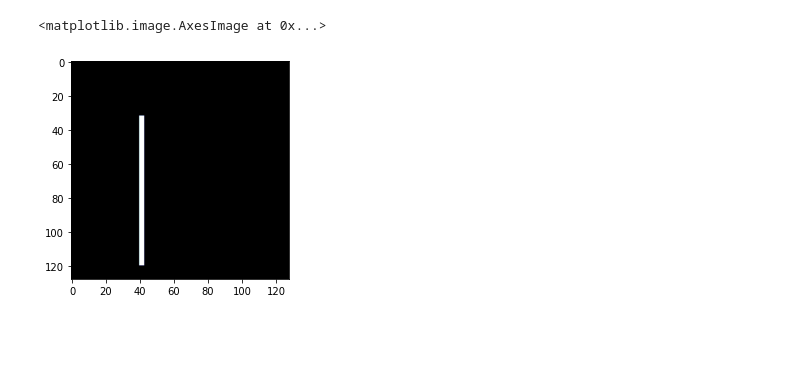
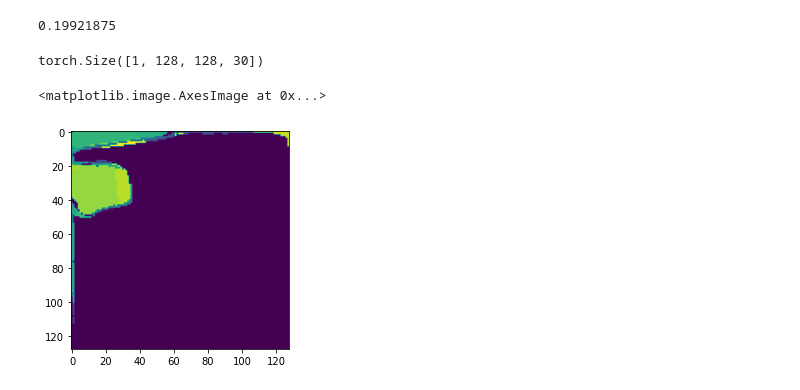
Before and after one commit to ZongjingLi/GroupNet, a Jupyter notebook: boundary.ipynb, the cells around one changed output. Cells and saved outputs as stored; diff of their text form; code cells hidden in the pictures; blank space fills up the shorter version.

```diff
--- a/boundary.ipynb
+++ b/boundary.ipynb
@@ -99,7 +60,44 @@ visualize_image_grid(
-# %%
-x = torch.zeros([1, 128, 128])
-x[:, 32: 120, 40:43] = 1
-plt.imshow(x[0].detach(), cmap = "bone")
-# %% [output]
-<matplotlib.image.AxesImage at 0x...>
-[figure, removed]
+# %%
+from sgnet.grouping import SymbolicGrouper
+model = SymbolicGrouper(resolution = (128,128), K = 7, long_range_ratio = 1.0)
+model.load_state_dict(torch.load("checkpoints_/k7_save.pth"))
+model = model.to("cpu")
+# %%
+import cv2 as cv
+import numpy as np
+# boundary restriction
+w = 3
+f = 0.19921875
+boundary = torch.zeros([1, 128, 128])
+boundary[:, 20: 100, 40:40+w] = f
+boundary[:, 20: 100, 80:80+w] = f
+boundary[:, 62: 62+w, 40:80+w] = f
+boundary[:, 20: 20+w, 40:80+w] = f
+
+
+gray_scale = (img1[0] * 255).permute(1,2,0).int().detach().numpy()
+gray_scale = np.uint8(gray_scale)
+
+edges = cv.Canny(gray_scale,100,200)
+
+#boundary = torch.tensor(edges).unsqueeze(0) /255.
+#plt.imshow(boundary[0])
+boundary = None
+# %% [output]
+0.19921875
+# %%
+outputs = model(img1, {}, boundary)
+# %%
+masks = outputs["masks"]
+print(masks["objects"].shape)
+from sgnet.utils import to_cc_masks
+plt.figure("vis masks")
+comps = to_cc_masks(masks["objects"][0], 1)
+mask = torch.zeros([128,128])
+for i in range(comps.shape[-1]):
+    mask[comps[:,:,i]] = i+1
+plt.imshow(mask)
+# %% [output]
+torch.Size([1, 128, 128, 30])
+<matplotlib.image.AxesImage at 0x...>
+[figure, added]
```
Also changed, not shown: parts of 3 cells of this notebook, 5 other files.
